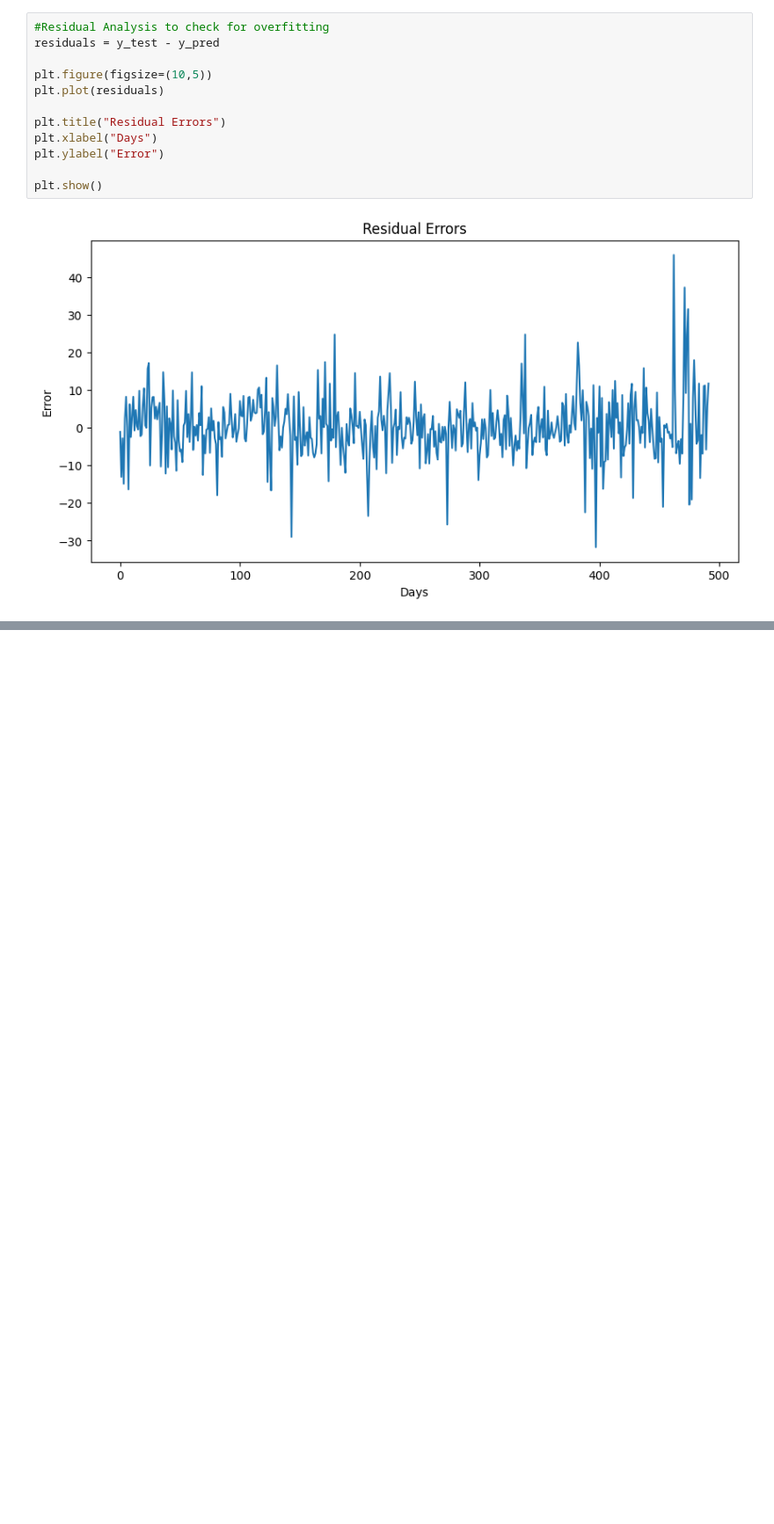
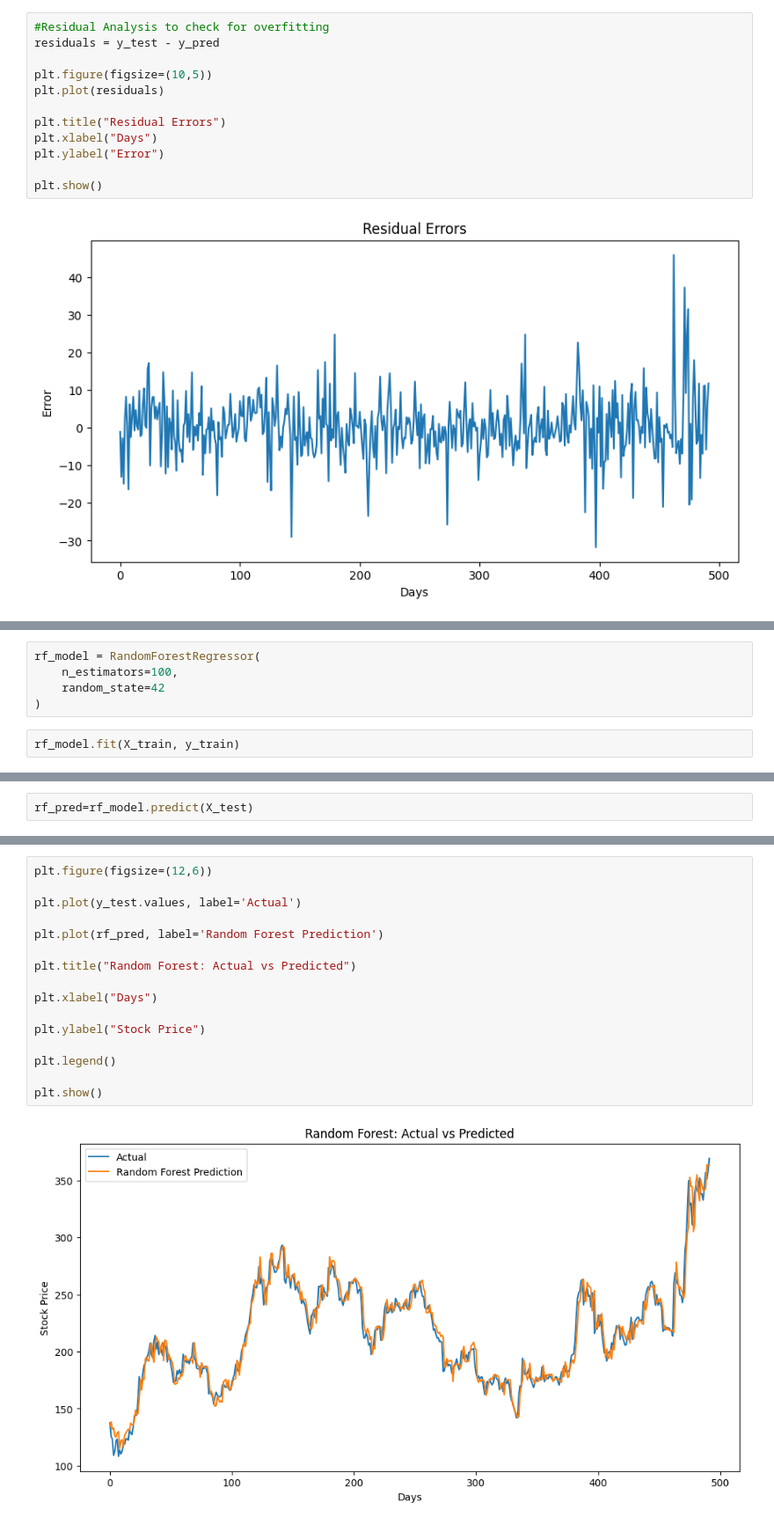
Before and after one commit to MariaKhan28981/FinSight-AI, a Jupyter notebook: notebooks/03_ml_models.ipynb, the cells around one changed output, grey strips where cells are left out. Shown at 88% size. Saved outputs shown, nothing was run; the diff lists cells and outputs as text; blank space fills up the shorter version.

Commit message:
Trained Random Forest, XGBoost Models

```diff
--- a/notebooks/03_ml_models.ipynb
+++ b/notebooks/03_ml_models.ipynb
@@ -136,0 +136,7 @@ plt.show()
+# %%
+rf_model = RandomForestRegressor(
+    n_estimators=100,
+    random_state=42
+)
+# %%
+rf_model.fit(X_train, y_train)
@@ -136,0 +145,2 @@ plt.show()
+# %%
+rf_pred=rf_model.predict(X_test)
@@ -136,0 +163,18 @@ plt.show()
+# %%
+plt.figure(figsize=(12,6))
+
+plt.plot(y_test.values, label='Actual')
+
+plt.plot(rf_pred, label='Random Forest Prediction')
+
+plt.title("Random Forest: Actual vs Predicted")
+
+plt.xlabel("Days")
+
+plt.ylabel("Stock Price")
+
+plt.legend()
+
+plt.show()
+# %% [output]
+[figure, added]
```
Also changed, not shown: parts of 22 cells of this notebook.
